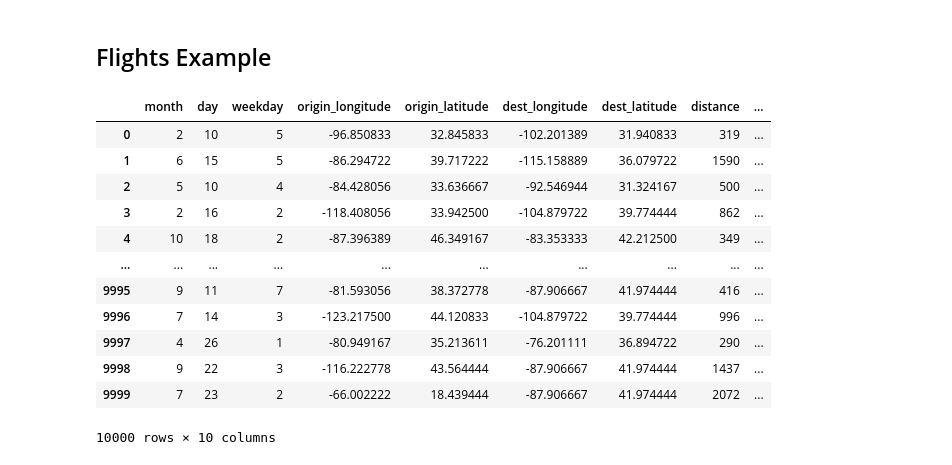
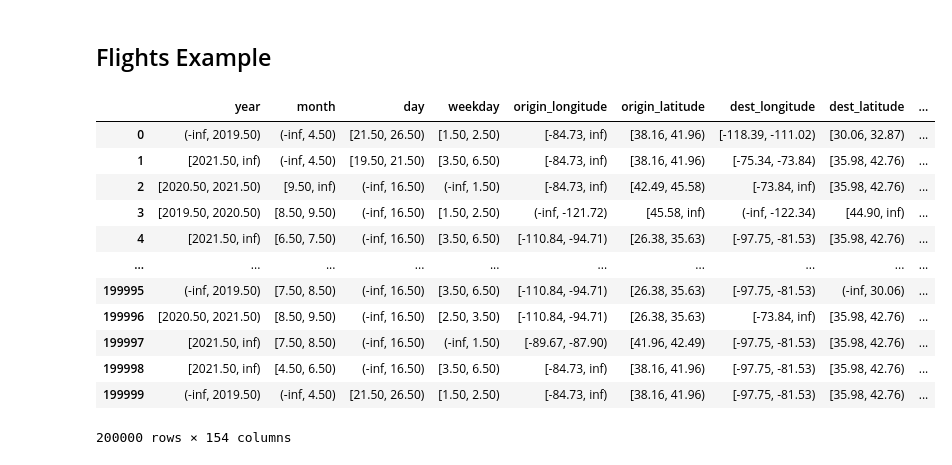
Before and after one commit to DataIntelligenceCrew/plutus-dt-demo, a Jupyter notebook: sliceliner-ex-flights.ipynb, the cells around one changed output. Drawn from its saved outputs; the diff is of its cells as text; code cells hidden in the pictures.

Commit message:
jupyter notebook update for optbinning

```diff
--- a/sliceliner-ex-flights.ipynb
+++ b/sliceliner-ex-flights.ipynb
@@ -55,7 +55,7 @@ The PyPi `sliceline` package requires Python 3.7~3.10.0, which is not the most u
 # %%
 def grab_data_psql(db_source):
     df = db_source.get_query_result()
-    train_x, train_y = dt.split_xy(df, db_source.y_name)
+    train_x, train_y = dt.split_xy(df, db_source.y)
     return train_x, train_y, df
 # %% [markdown]
 ### Model Training
@@ -84,7 +84,7 @@ def get_rms_error(model, x, y):
 ### Binning
 # %%
 def bin_xs(train_x, train_errors):
-    optimal_binner = optbinning.ContinuousOptimalBinning(max_n_bins=5)
+    optimal_binner = optbinning.ContinuousOptimalBinning(max_n_prebins=20, max_n_bins=20)
     train_x_binned = pd.DataFrame(np.array(
         [
             optimal_binner.fit_transform(train_x[col], train_errors, metric="bins") for col in train_x.columns
@@ -161,29 +161,35 @@ def pipeline_augment(train_x, train_y, additional_data, features):
 # %% [markdown]
 ## Flights Example
 # %%
-train_test_query_str = "SELECT f.month,f.day,f.weekday,a_origin.longitude AS origin_longitude,a_origin.latitude AS origin_latitude,a_dest.longitude AS dest_longitude,a_dest.latitude AS dest_latitude,f.distance,f.departure_scheduled,f.arrival_scheduled,f.arrival_delay FROM flights f JOIN airports a_origin ON f.origin_airport = a_origin.airport_code JOIN airports a_dest ON f.dest_airport = a_dest.airport_code WHERE f.arrival_delay IS NOT NULL ORDER BY random() LIMIT 10000;"
+train_test_query_str = "SELECT year,month,day,weekday,carrier_mkt,carrier_op,origin_state,dest_state,origin_longitude,origin_latitude,dest_longitude,dest_latitude,distance,departure_scheduled,arrival_scheduled,arrival_delay FROM flights WHERE arrival_delay IS NOT NULL ORDER BY random() LIMIT 200000;"
 
-orig_dbsource = dt.DBSource('localhost','dtdemo','jwc','postgres',train_test_query_str,'arrival_delay')
+orig_dbsource = DBSource('localhost','dtdemo','jwc','postgres',train_test_query_str,'arrival_delay')
 
 # Yes, we will use simple uniform random subsampling even though it's bad practice for this proof of concept
 # The dataset is very large so we can get away with it
 # We also filter only rows that are not cancelled throughout this proof of concept
 train_x, train_y, train = grab_data_psql(orig_dbsource)
 train_x = dt.process_df(train_x)
-test_x, test_y, test = grab_data_psql(orig_dbsource)
-test_x = dt.process_df(test_x)
-train_x
+#test_x, test_y, test = grab_data_psql(orig_dbsource)
+#test_x = dt.process_df(test_x)
+#train_x
-# %% [output]
-|  | month | day | weekday | origin_longitude | origin_latitude | dest_longitude | dest_latitude | distance | ... |
-| 0 | 2 | 10 | 5 | -96.850833 | 32.845833 | -102.201389 | 31.940833 | 319 | ... |
-| 1 | 6 | 15 | 5 | -86.294722 | 39.717222 | -115.158889 | 36.079722 | 1590 | ... |
-| 2 | 5 | 10 | 4 | -84.428056 | 33.636667 | -92.546944 | 31.324167 | 500 | ... |
-| 3 | 2 | 16 | 2 | -118.408056 | 33.942500 | -104.879722 | 39.774444 | 862 | ... |
-| 4 | 10 | 18 | 2 | -87.396389 | 46.349167 | -83.353333 | 42.212500 | 349 | ... |
-| ... | ... | ... | ... | ... | ... | ... | ... | ... | ... |
-| 9995 | 9 | 11 | 7 | -81.593056 | 38.372778 | -87.906667 | 41.974444 | 416 | ... |
-| 9996 | 7 | 14 | 3 | -123.217500 | 44.120833 | -104.879722 | 39.774444 | 996 | ... |
-| 9997 | 4 | 26 | 1 | -80.949167 | 35.213611 | -76.201111 | 36.894722 | 290 | ... |
-| 9998 | 9 | 22 | 3 | -116.222778 | 43.564444 | -87.906667 | 41.974444 | 1437 | ... |
-| 9999 | 7 | 23 | 2 | -66.002222 | 18.439444 | -87.906667 | 41.974444 | 2072 | ... |
-10000 rows × 10 columns
+# %%
+model = train_model(train_x, train_y)
+train_errors = get_errors(model, train_x, train_y)
+train_x_binned = bin_xs(train_x, train_errors)
+# %%
+train_x_binned
+# %% [output]
+|  | year | month | day | weekday | origin_longitude | origin_latitude | dest_longitude | dest_latitude | ... |
+| 0 | (-inf, 2019.50) | (-inf, 4.50) | [21.50, 26.50) | [1.50, 2.50) | [-84.73, inf) | [38.16, 41.96) | [-118.39, -111.02) | [30.06, 32.87) | ... |
+| 1 | [2021.50, inf) | (-inf, 4.50) | [19.50, 21.50) | [3.50, 6.50) | [-84.73, inf) | [38.16, 41.96) | [-75.34, -73.84) | [35.98, 42.76) | ... |
+| 2 | [2020.50, 2021.50) | [9.50, inf) | (-inf, 16.50) | (-inf, 1.50) | [-84.73, inf) | [42.49, 45.58) | [-73.84, inf) | [35.98, 42.76) | ... |
+| 3 | [2019.50, 2020.50) | [8.50, 9.50) | (-inf, 16.50) | [1.50, 2.50) | (-inf, -121.72) | [45.58, inf) | (-inf, -122.34) | [44.90, inf) | ... |
+| 4 | [2021.50, inf) | [6.50, 7.50) | (-inf, 16.50) | [3.50, 6.50) | [-110.84, -94.71) | [26.38, 35.63) | [-97.75, -81.53) | [35.98, 42.76) | ... |
+| ... | ... | ... | ... | ... | ... | ... | ... | ... | ... |
+| 199995 | (-inf, 2019.50) | [7.50, 8.50) | (-inf, 16.50) | [3.50, 6.50) | [-110.84, -94.71) | [26.38, 35.63) | [-97.75, -81.53) | (-inf, 30.06) | ... |
+| 199996 | [2020.50, 2021.50) | [8.50, 9.50) | (-inf, 16.50) | [2.50, 3.50) | [-110.84, -94.71) | [26.38, 35.63) | [-73.84, inf) | [35.98, 42.76) | ... |
+| 199997 | [2021.50, inf) | [7.50, 8.50) | (-inf, 16.50) | (-inf, 1.50) | [-89.67, -87.90) | [41.96, 42.49) | [-97.75, -81.53) | [35.98, 42.76) | ... |
+| 199998 | [2021.50, inf) | [4.50, 6.50) | (-inf, 16.50) | [3.50, 6.50) | [-84.73, inf) | [38.16, 41.96) | [-97.75, -81.53) | [35.98, 42.76) | ... |
+| 199999 | (-inf, 2019.50) | (-inf, 4.50) | [21.50, 26.50) | [1.50, 2.50) | [-84.73, inf) | [38.16, 41.96) | [-97.75, -81.53) | [35.98, 42.76) | ... |
+200000 rows × 154 columns
```
Also changed, not shown: parts of 8 cells of this notebook, 2 other files.
